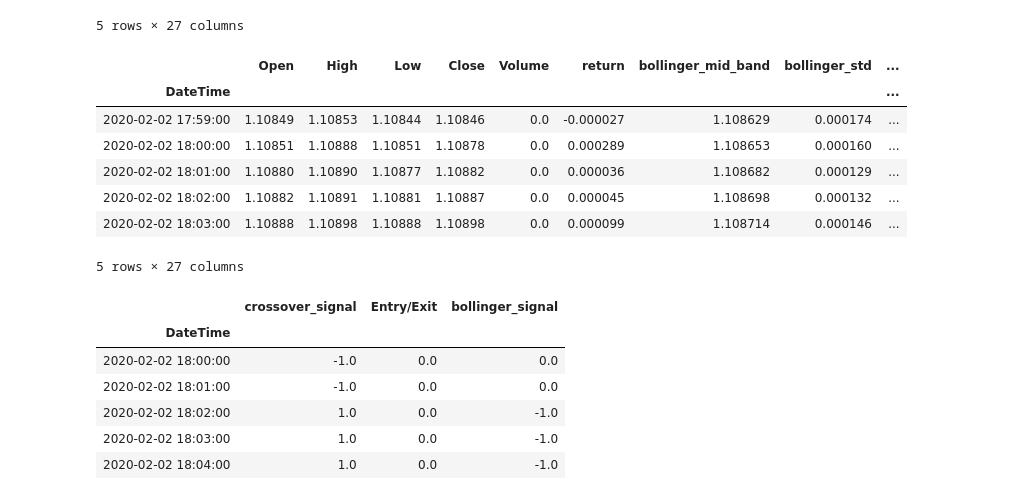
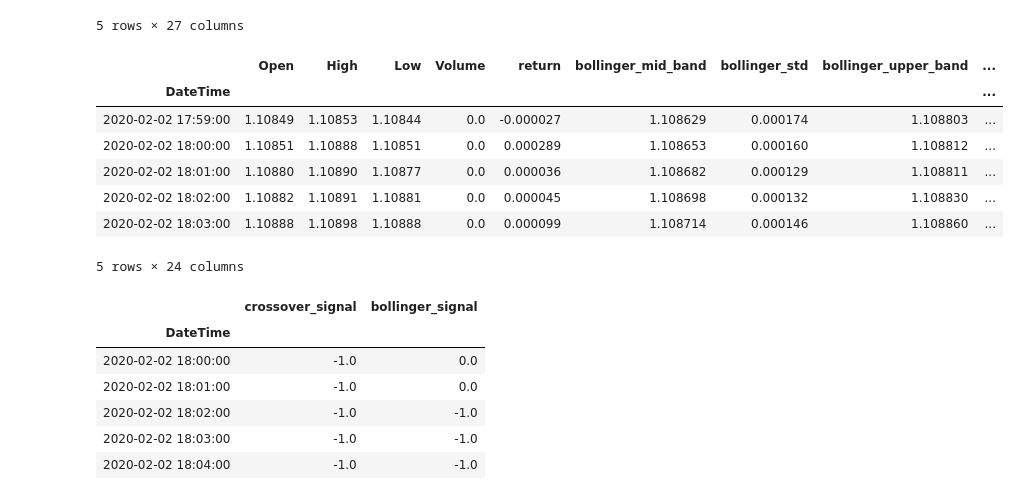
Before and after one commit to treyhunold/project_2, a Jupyter notebook: Jordan/Random_Forest.ipynb, the cells around one changed output. Saved outputs shown, nothing was run; the diff lists cells and outputs as text; code cells hidden in the pictures.

```diff
--- a/Jordan/Random_Forest.ipynb
+++ b/Jordan/Random_Forest.ipynb
@@ -80,31 +77,31 @@ rfm.head()
 5 rows × 27 columns
 # %%
 #drop duplicated "Close" columns
-rfm.drop(rfm.columns[16], axis=1)
+rfm = rfm.drop(rfm.columns[16], axis=1)
 rfm.head()
 # %% [output]
-|  | Open | High | Low | Close | Volume | return | bollinger_mid_band | bollinger_std | ... |
+|  | Open | High | Low | Volume | return | bollinger_mid_band | bollinger_std | bollinger_upper_band | ... |
 | DateTime |  |  |  |  |  |  |  |  | ... |
-| 2020-02-02 17:59:00 | 1.10849 | 1.10853 | 1.10844 | 1.10846 | 0.0 | -0.000027 | 1.108629 | 0.000174 | ... |
-| 2020-02-02 18:00:00 | 1.10851 | 1.10888 | 1.10851 | 1.10878 | 0.0 | 0.000289 | 1.108653 | 0.000160 | ... |
-| 2020-02-02 18:01:00 | 1.10880 | 1.10890 | 1.10877 | 1.10882 | 0.0 | 0.000036 | 1.108682 | 0.000129 | ... |
-| 2020-02-02 18:02:00 | 1.10882 | 1.10891 | 1.10881 | 1.10887 | 0.0 | 0.000045 | 1.108698 | 0.000132 | ... |
-| 2020-02-02 18:03:00 | 1.10888 | 1.10898 | 1.10888 | 1.10898 | 0.0 | 0.000099 | 1.108714 | 0.000146 | ... |
+| 2020-02-02 17:59:00 | 1.10849 | 1.10853 | 1.10844 | 0.0 | -0.000027 | 1.108629 | 0.000174 | 1.108803 | ... |
+| 2020-02-02 18:00:00 | 1.10851 | 1.10888 | 1.10851 | 0.0 | 0.000289 | 1.108653 | 0.000160 | 1.108812 | ... |
+| 2020-02-02 18:01:00 | 1.10880 | 1.10890 | 1.10877 | 0.0 | 0.000036 | 1.108682 | 0.000129 | 1.108811 | ... |
+| 2020-02-02 18:02:00 | 1.10882 | 1.10891 | 1.10881 | 0.0 | 0.000045 | 1.108698 | 0.000132 | 1.108830 | ... |
+| 2020-02-02 18:03:00 | 1.10888 | 1.10898 | 1.10888 | 0.0 | 0.000099 | 1.108714 | 0.000146 | 1.108860 | ... |
-5 rows × 27 columns
+5 rows × 24 columns
 # %%
 # Set x variable list of features
-x_var_list = ['crossover_signal', 'Entry/Exit', 'bollinger_signal']
+x_var_list = ['crossover_signal', 'bollinger_signal']
 
 # Filter by x-variable list
 rfm[x_var_list].head()
 # %% [output]
-|  | crossover_signal | Entry/Exit | bollinger_signal |
-| DateTime |  |  |  |
-| 2020-02-02 18:00:00 | -1.0 | 0.0 | 0.0 |
-| 2020-02-02 18:01:00 | -1.0 | 0.0 | 0.0 |
-| 2020-02-02 18:02:00 | 1.0 | 0.0 | -1.0 |
-| 2020-02-02 18:03:00 | 1.0 | 0.0 | -1.0 |
-| 2020-02-02 18:04:00 | 1.0 | 0.0 | -1.0 |
+|  | crossover_signal | bollinger_signal |
+| DateTime |  |  |
+| 2020-02-02 18:00:00 | -1.0 | 0.0 |
+| 2020-02-02 18:01:00 | -1.0 | 0.0 |
+| 2020-02-02 18:02:00 | -1.0 | -1.0 |
+| 2020-02-02 18:03:00 | -1.0 | -1.0 |
+| 2020-02-02 18:04:00 | -1.0 | -1.0 |
 # %%
 # Shift DataFrame values by 1
 rfm[x_var_list] = rfm[x_var_list].shift(1)
```
Also changed, not shown: parts of 16 cells of this notebook, 3 other files.
